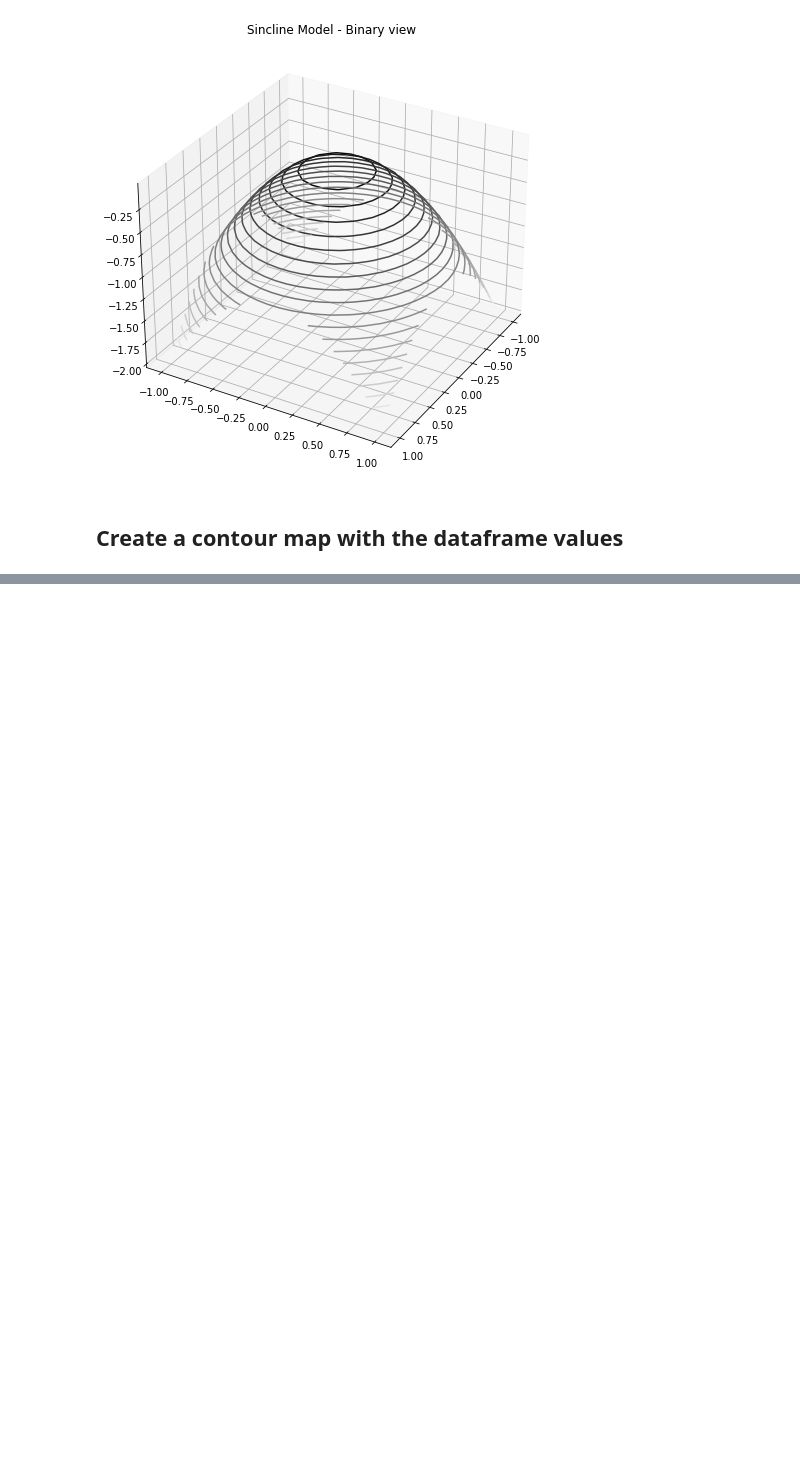
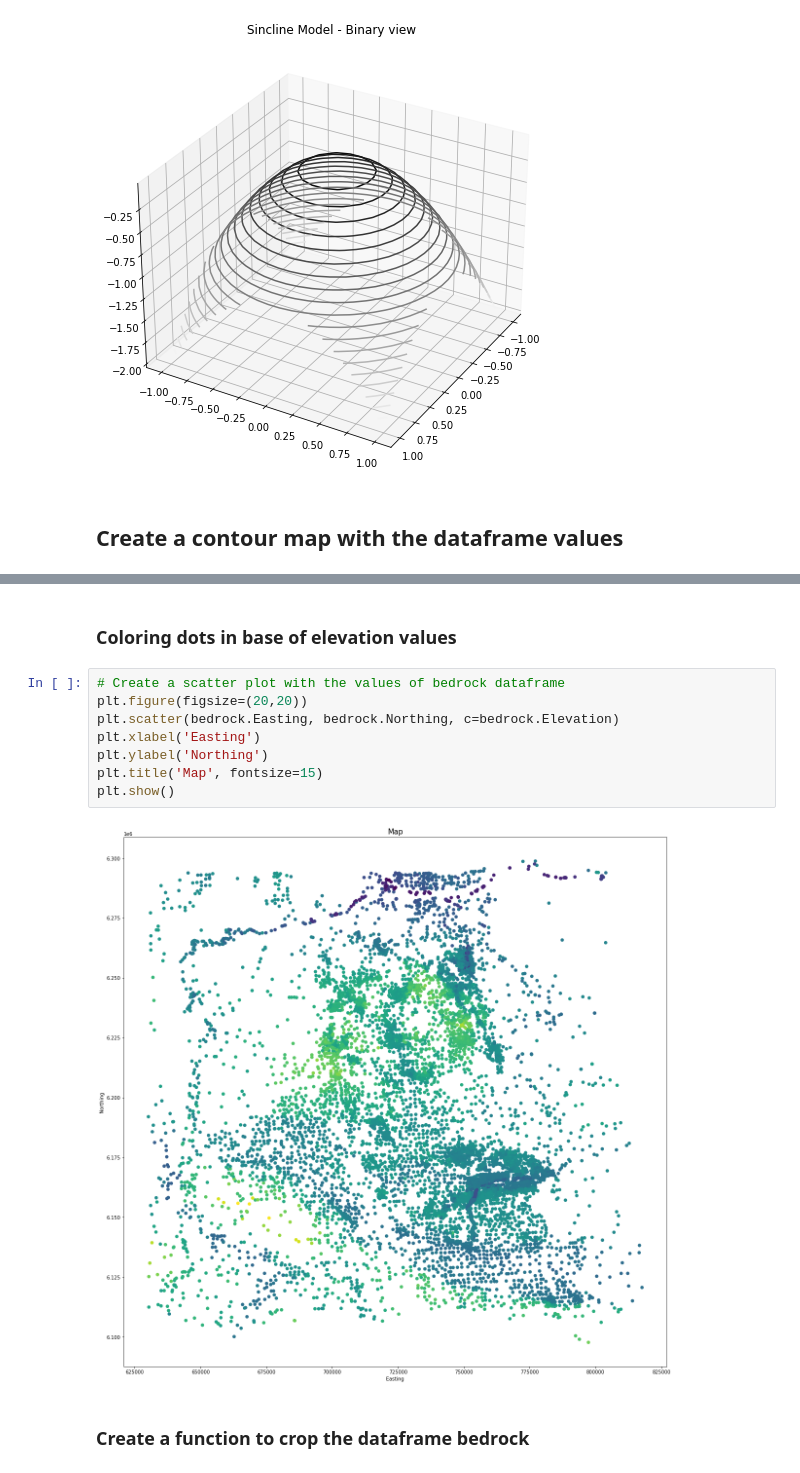
Before and after one commit to r3card0/Subsurface_Mapping, a Jupyter notebook: Subsurface_Mapping.ipynb, the cells around one changed output, grey strips where cells are left out. Cells and saved outputs as stored; diff of their text form; blank space fills up the shorter version.

```diff
--- a/Subsurface_Mapping.ipynb
+++ b/Subsurface_Mapping.ipynb
@@ -211,0 +225,14 @@ bedrock.loc[bedrock['Elevation'] == -9999.0]
+# %% [markdown]
+### Coloring dots in base of elevation values
+# %%
+# Create a scatter plot with the values of bedrock dataframe
+plt.figure(figsize=(20,20))
+plt.scatter(bedrock.Easting, bedrock.Northing, c=bedrock.Elevation)
+plt.xlabel('Easting')
+plt.ylabel('Northing')
+plt.title('Map', fontsize=15)
+plt.show()
+# %% [output]
+[figure, added]
+# %% [markdown]
+### Create a function to crop the dataframe bedrock
```
Also changed, not shown: parts of 6 cells of this notebook.
